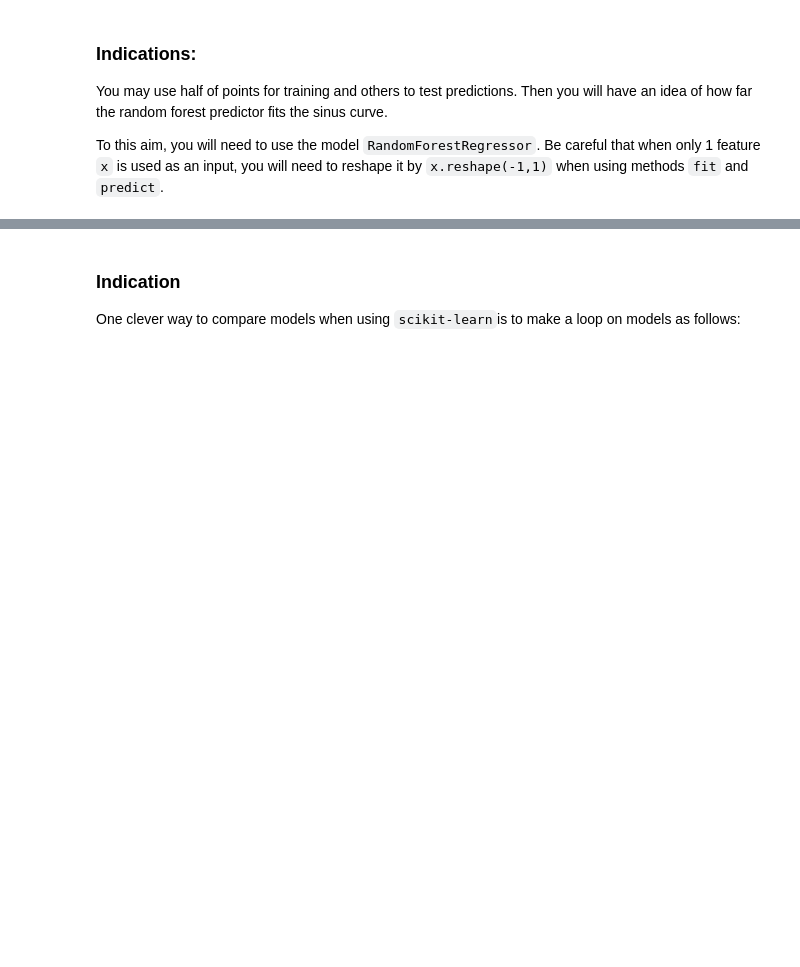
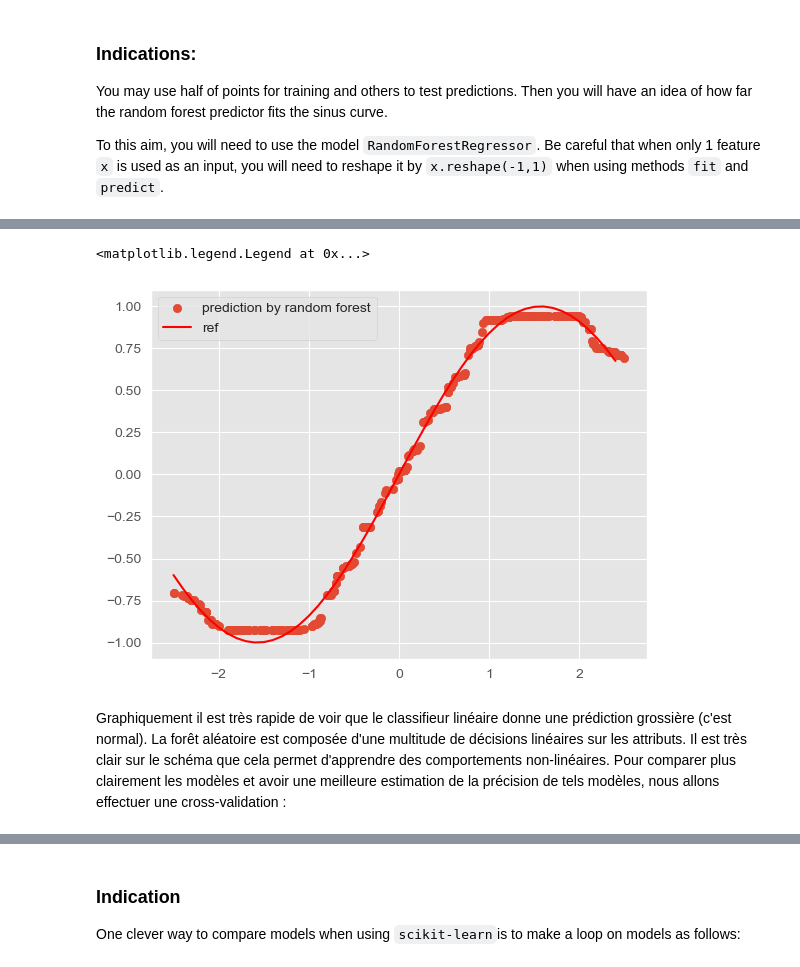
Before and after one commit to VictorCilleros/ML, a Jupyter notebook: TP4_decision_trees/TP4_decision_trees.ipynb, the cells around one changed output, grey strips where cells are left out. Saved outputs shown, nothing was run; the diff lists cells and outputs as text; code cells hidden in the pictures; blank space fills up the shorter version.

```diff
--- a/TP4_decision_trees/TP4_decision_trees.ipynb
+++ b/TP4_decision_trees/TP4_decision_trees.ipynb
@@ -548,0 +624,16 @@ from sklearn.linear_model import LinearRegression
+# %%
+regrf = RandomForestRegressor(n_estimators=30, max_depth=4)
+regrf.fit(df_train['x'].values.reshape(-1, 1),df_train['f(x)'].values.reshape(-1,1))
+scoreForest = regrf.score(df_test['x'].values.reshape(-1,1),df_test['f(x)'].values.reshape(-1,1))
+# %%
+plt.figure()
+plt.scatter(df_test['x'].values.reshape(-1,1),regrf.predict(df_test['x'].values.reshape(-1,1)),label='prediction by random forest')
+plt.plot(np.arange(-2.5,2.5,0.1),np.sin(np.arange(-2.5,2.5,0.1)),'r-',label='ref')
+plt.legend()
+# %% [output]
+<matplotlib.legend.Legend at 0x...>
+[figure, added]
+# %% [markdown]
+Graphiquement il est très rapide de voir que le classifieur linéaire donne une prédiction grossière (c'est normal).
+La forêt aléatoire est composée d'une multitude de décisions linéaires sur les attributs. Il est très clair sur le schéma que cela permet d'apprendre des comportements non-linéaires.
+Pour comparer plus clairement les modèles et avoir une meilleure estimation de la précision de tels modèles, nous allons effectuer une cross-validation :
```
Also changed, not shown: parts of 43 cells of this notebook.
